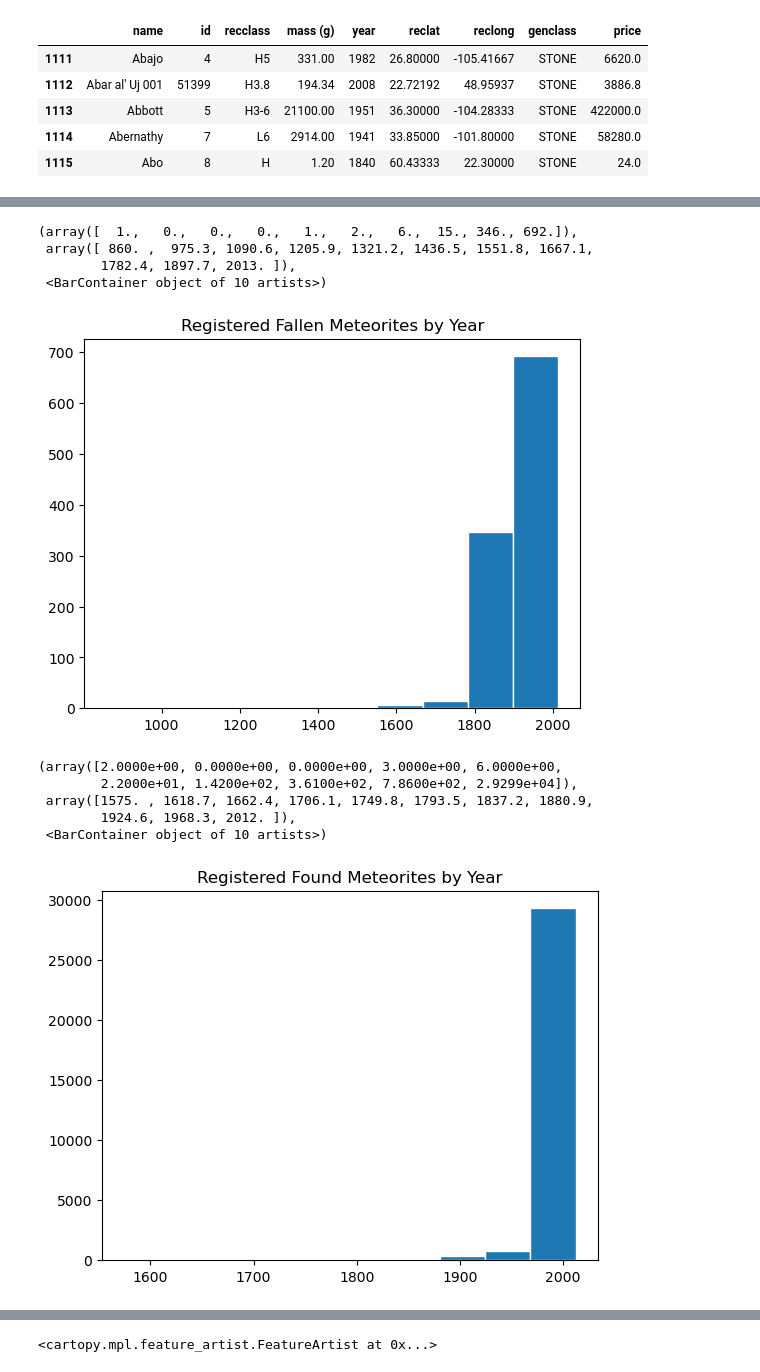
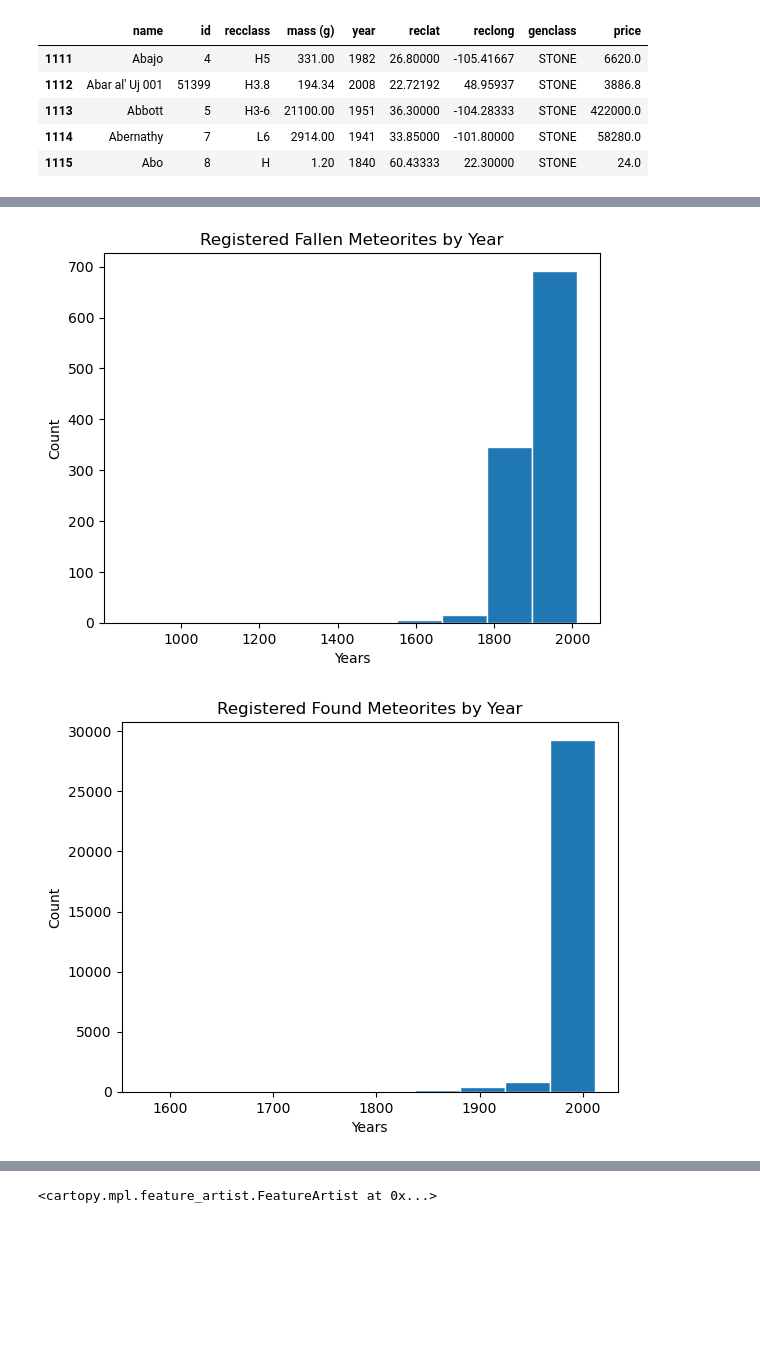
Before and after one commit to TheOceanMan7/meteorite-data, a Jupyter notebook: Meteorite_Landings.ipynb, the cells around one changed output, grey strips where cells are left out. Cells and saved outputs as stored; diff of their text form; code cells hidden in the pictures; blank space fills up the shorter version.

```diff
--- a/Meteorite_Landings.ipynb
+++ b/Meteorite_Landings.ipynb
@@ -224,13 +323,13 @@ minimum_from_found
 #-----------------------------------------------------------------------
 # CLASSIFICATIONS
 #
-# Chondrites = [CI, CM, CO, CV, CK, CR, CR, CH, CB,
+# Stone = [CI, CM, CO, CV, CK, CR, CR, CH, CB,
 #               H, L, LL, EH, EL, R, K, Howardite, Eucrite, Diogenite,
 #               Angrite, Aubrite, Ureilite, Brachinite]
 #
 # Valuables = [Lunar, Martian]
 #
-# Mixed = [Pallasite, Mesosiderite]
+# Stony-Iron = [Pallasite, Mesosiderite]
 #
 # Iron = [Iron]
 #
@@ -241,38 +340,44 @@ minimum_from_found
 # Then calculate the price by its grams based on the classification
 
 def meteorite_genclassifier(meteorite_recclass):
+
     if re.search(r'Lunar', meteorite_recclass, re.I):
         return 'MOON'
+
     elif re.search(r'Martian', meteorite_recclass, re.I):
         return 'MARS'
+
     elif re.search(r'O?C[0-9]?[A-Z]?', meteorite_recclass, re.I) \
         or re.search(r'\b[EHKLR][LH]?[0-9]?\b', meteorite_recclass, re.I) \
         or re.search(r'(?<!Pallas|Mesosider)ite', meteorite_recclass, re.I) \
         or re.search(r'Stone-ung', meteorite_recclass, re.I):
         return 'STONE'
+
     elif re.search(r'(Pallas|Mesosider)ite', meteorite_recclass, re.I):
         return 'STONY_IRON'
+
     elif re.search(r'Iron', meteorite_recclass, re.I):
         return 'IRON'
+
     else:
         return 'OTHER'
 
 def price_tagger(meteorite_genclass):
+
     if meteorite_genclass['genclass'] in 'MOON' or meteorite_genclass['genclass'] in 'MARS':
-        price = meteorite_genclass['mass (g)'] * 1000.0
-        return price
+        return meteorite_genclass['mass (g)'] * 1000.0
+
     elif meteorite_genclass['genclass'] in 'STONE':
-        price = meteorite_genclass['mass (g)'] * 20.0
-        return price
+        return meteorite_genclass['mass (g)'] * 20.0
+
     elif meteorite_genclass['genclass'] in 'STONY_IRON':
-        price = meteorite_genclass['mass (g)'] * 12.0
-        return price
+        return meteorite_genclass['mass (g)'] * 12.0
+
     elif meteorite_genclass['genclass'] in 'IRON':
-        price = meteorite_genclass['mass (g)'] * 5.0
-        return price
+        return meteorite_genclass['mass (g)'] * 5.0
+
     else:
-        price = meteorite_genclass['mass (g)'] * 0.5
-        return price
+        return meteorite_genclass['mass (g)'] * 0.5
 
 ## This function takes more time!!
 # def price_tagger2(meteorite):
@@ -299,11 +404,15 @@ def price_tagger(meteorite_genclass):
 #         price = meteorite['mass (g)'] * 0.5
 #         return price
 
+# TESTING THE FUNCTIONS HERE
+# --------------------------------------------------------------------
 # test = df.copy(deep=True)
 # test['class'] = test['recclass'].apply(meteorite_genclassifier)
 # test['price'] = test.apply(price_tagger, axis=1)
 # #test['price'] = test.apply(price_tagger2, axis=1)
 # test.head()
+# --------------------------------------------------------------------
+
 clean_fallen['genclass'] = clean_fallen['recclass'].apply(meteorite_genclassifier)
 clean_fallen['price'] = clean_fallen.apply(price_tagger, axis=1)
 clean_found['genclass'] = clean_found['recclass'].apply(meteorite_genclassifier)
@@ -345,20 +455,17 @@ plt.legend()
 [figure]
 # %%
 plt.title("Registered Fallen Meteorites by Year")
+plt.xlabel("Years")
+plt.ylabel("Count")
 plt.hist(clean_fallen['year'], edgecolor='white', bins=10)
+plt.show()
 # %% [output]
-(array([  1.,   0.,   0.,   0.,   1.,   2.,   6.,  15., 346., 692.]),
- array([ 860. ,  975.3, 1090.6, 1205.9, 1321.2, 1436.5, 1551.8, 1667.1,
-        1782.4, 1897.7, 2013. ]),
- <BarContainer object of 10 artists>)
-[figure, old version]
+[figure, new version]
 # %%
 plt.title("Registered Found Meteorites by Year")
+plt.xlabel("Years")
+plt.ylabel("Count")
 plt.hist(clean_found['year'], edgecolor='white', bins=10)
+plt.show()
 # %% [output]
-(array([2.0000e+00, 0.0000e+00, 0.0000e+00, 3.0000e+00, 6.0000e+00,
-        2.2000e+01, 1.4200e+02, 3.6100e+02, 7.8600e+02, 2.9299e+04]),
- array([1575. , 1618.7, 1662.4, 1706.1, 1749.8, 1793.5, 1837.2, 1880.9,
-        1924.6, 1968.3, 2012. ]),
- <BarContainer object of 10 artists>)
-[figure, old version]
+[figure, new version]
```
Also changed, not shown: parts of 35 cells of this notebook.
